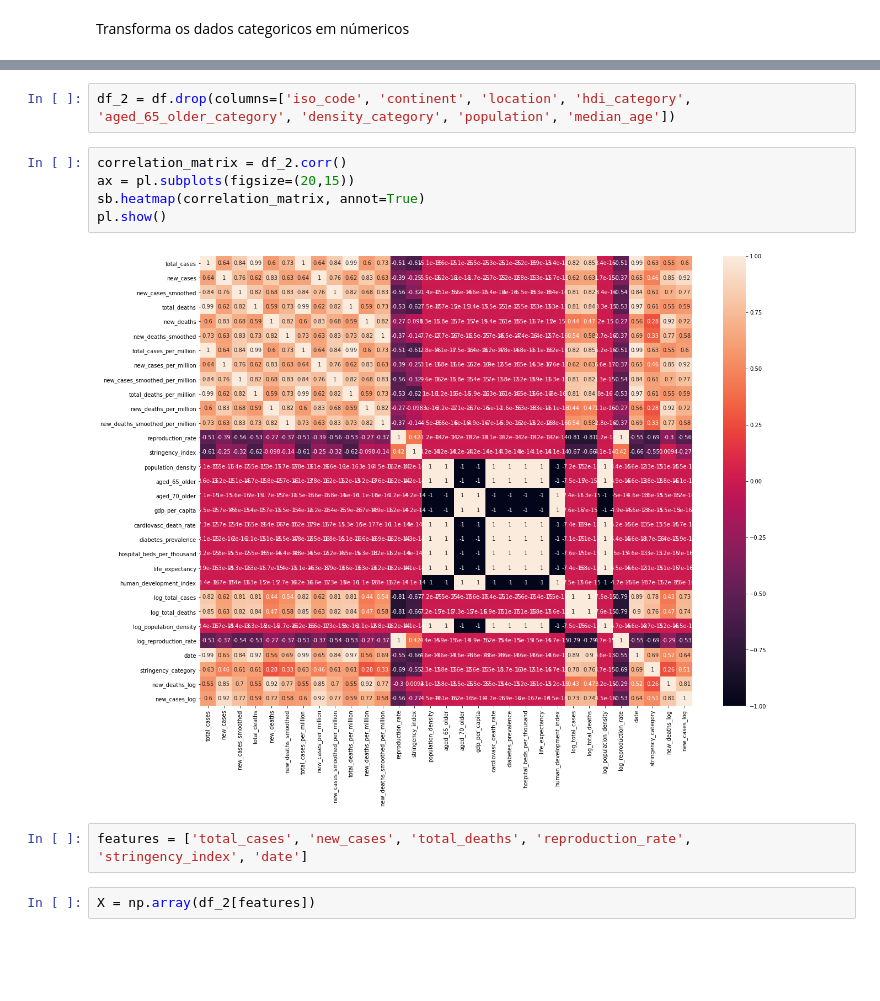
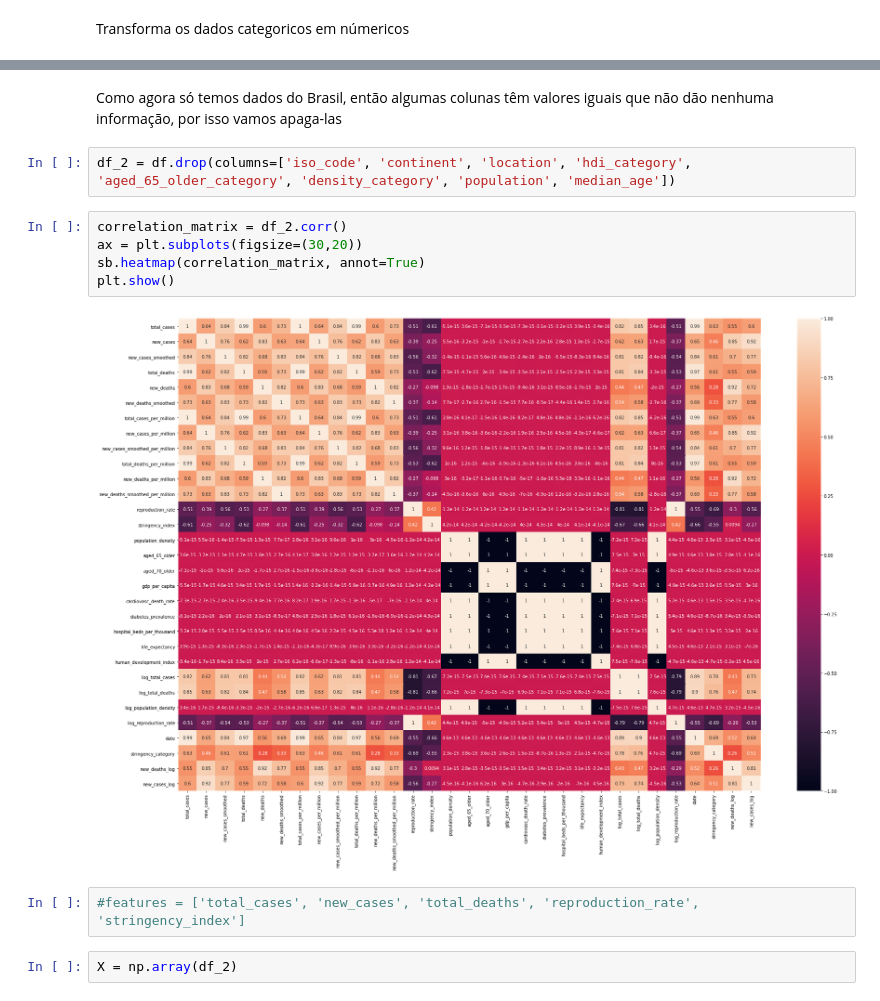
Before and after one commit to lluk4z/IF697-CienciaDeDados, a Jupyter notebook: Projeto02.ipynb, the cells around one changed output, grey strips where cells are left out. Cells and saved outputs as stored; diff of their text form; blank space fills up the shorter version.

```diff
--- a/Projeto02.ipynb
+++ b/Projeto02.ipynb
@@ -69,13 +62,15 @@ pl.show()
+# %% [markdown]
+Como agora só temos dados do Brasil, então algumas colunas têm valores iguais que não dão nenhuma informação, por isso vamos apaga-las
 # %%
 df_2 = df.drop(columns=['iso_code', 'continent', 'location', 'hdi_category', 'aged_65_older_category', 'density_category', 'population', 'median_age'])
 # %%
 correlation_matrix = df_2.corr()
-ax = pl.subplots(figsize=(20,15))
+ax = plt.subplots(figsize=(30,20))
 sb.heatmap(correlation_matrix, annot=True)
-pl.show()
+plt.show()
 # %% [output]
-[figure, old version]
+[figure, new version]
 # %%
-features = ['total_cases', 'new_cases', 'total_deaths', 'reproduction_rate', 'stringency_index', 'date']
+#features = ['total_cases', 'new_cases', 'total_deaths', 'reproduction_rate', 'stringency_index']
 # %%
-X = np.array(df_2[features])
+X = np.array(df_2)
```
Also changed, not shown: parts of 23 cells of this notebook.
